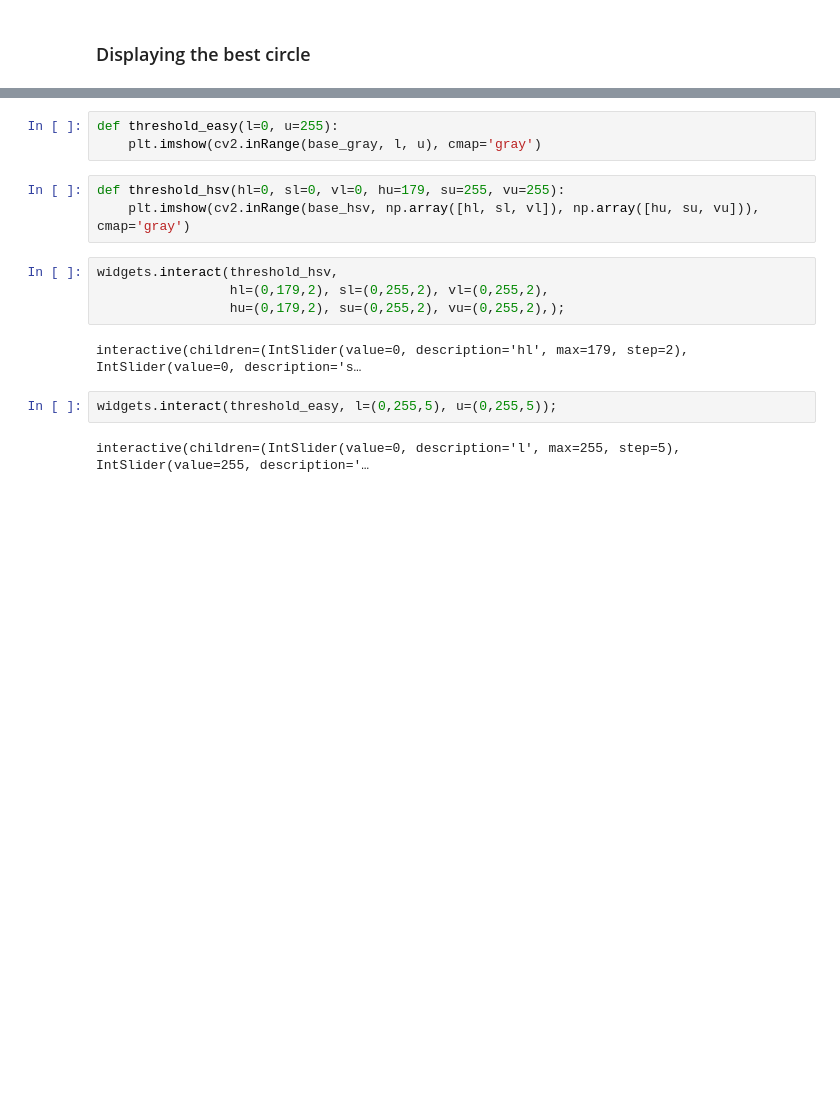
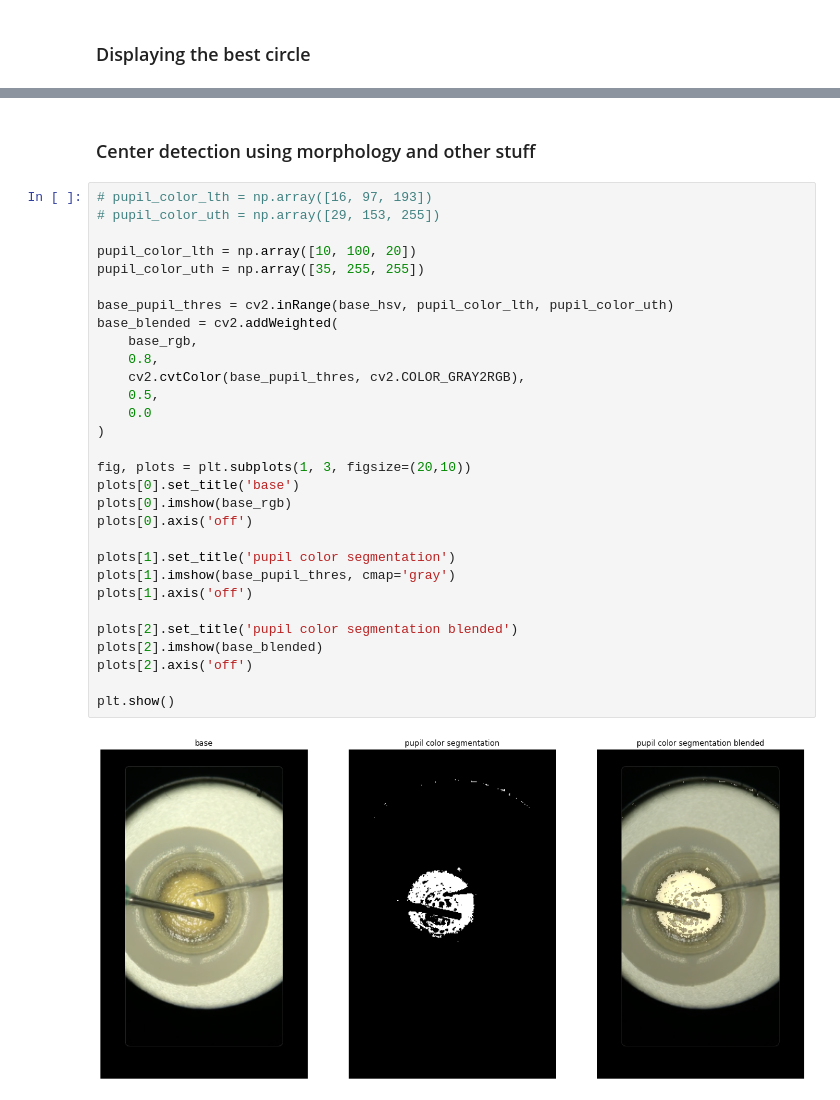
Before and after one commit to Custom-Surgical-GmbH/Cataract-Surgery-Training-Explorations, a Jupyter notebook: opencv_explorations/rhexis_limbus_detection.ipynb, the cells around one changed output, grey strips where cells are left out. Saved outputs shown, nothing was run; the diff lists cells and outputs as text; blank space fills up the shorter version.

```diff
--- a/opencv_explorations/rhexis_limbus_detection.ipynb
+++ b/opencv_explorations/rhexis_limbus_detection.ipynb
@@ -266,16 +246,34 @@ plt.imshow(view_mask)
-# %%
-def threshold_easy(l=0, u=255):
-    plt.imshow(cv2.inRange(base_gray, l, u), cmap='gray')
-# %%
-def threshold_hsv(hl=0, sl=0, vl=0, hu=179, su=255, vu=255):
-    plt.imshow(cv2.inRange(base_hsv, np.array([hl, sl, vl]), np.array([hu, su, vu])), cmap='gray')
-# %%
-widgets.interact(threshold_hsv,
-                 hl=(0,179,2), sl=(0,255,2), vl=(0,255,2),
-                 hu=(0,179,2), su=(0,255,2), vu=(0,255,2),);
-# %% [output]
-interactive(children=(IntSlider(value=0, description='hl', max=179, step=2), IntSlider(value=0, description='s…
-# %%
-widgets.interact(threshold_easy, l=(0,255,5), u=(0,255,5));
-# %% [output]
-interactive(children=(IntSlider(value=0, description='l', max=255, step=5), IntSlider(value=255, description='…
+# %% [markdown]
+### Center detection using morphology and other stuff
+# %%
+# pupil_color_lth = np.array([16, 97, 193])
+# pupil_color_uth = np.array([29, 153, 255])
+
+pupil_color_lth = np.array([10, 100, 20])
+pupil_color_uth = np.array([35, 255, 255])
+
+base_pupil_thres = cv2.inRange(base_hsv, pupil_color_lth, pupil_color_uth)
+base_blended = cv2.addWeighted(
+    base_rgb,
+    0.8,
+    cv2.cvtColor(base_pupil_thres, cv2.COLOR_GRAY2RGB),
+    0.5,
+    0.0
+)
+
+fig, plots = plt.subplots(1, 3, figsize=(20,10))
+plots[0].set_title('base')
+plots[0].imshow(base_rgb)
+plots[0].axis('off')
+
+plots[1].set_title('pupil color segmentation')
+plots[1].imshow(base_pupil_thres, cmap='gray')
+plots[1].axis('off')
+
+plots[2].set_title('pupil color segmentation blended')
+plots[2].imshow(base_blended)
+plots[2].axis('off')
+
+plt.show()
+# %% [output]
+[figure, added]
```
Also changed, not shown: parts of 21 cells of this notebook, 3 other files.
